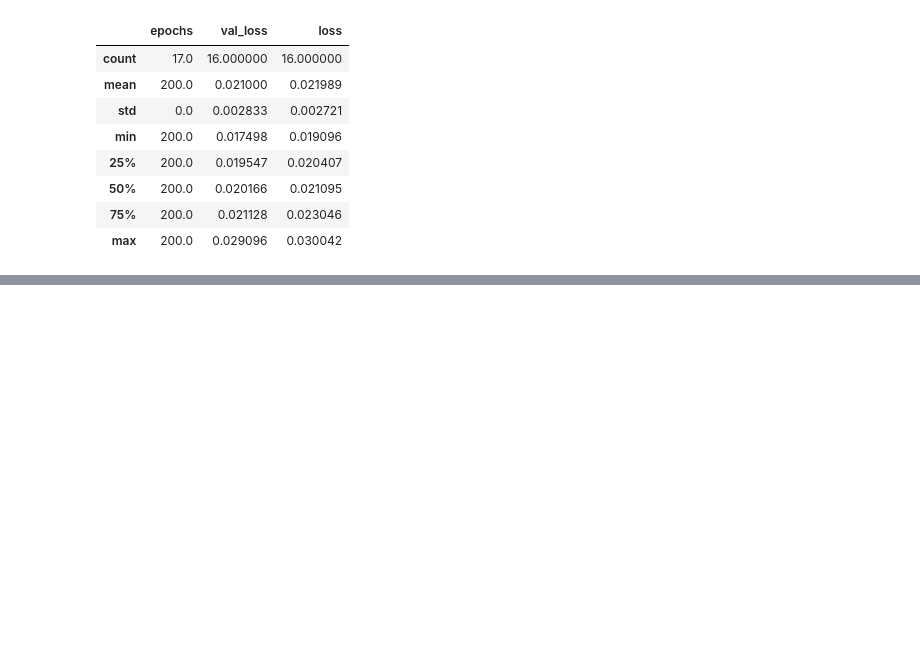
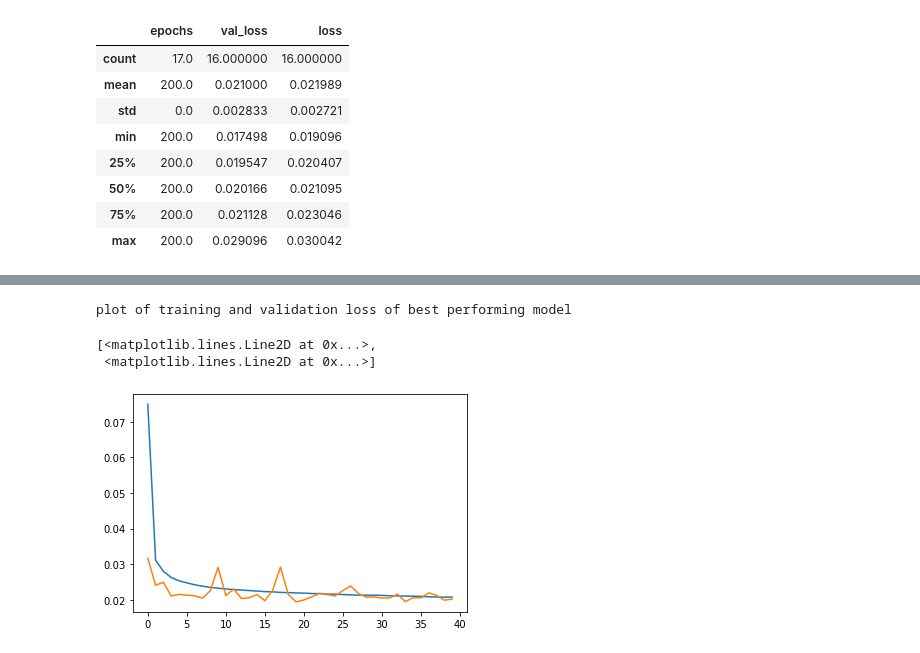
Before and after one commit to fmcnallyi3/icetop-cnn, a Jupyter notebook: Architecture_testers/Untitled.ipynb, the cells around one changed output, grey strips where cells are left out. Cells and saved outputs as stored; diff of their text form; code cells hidden in the pictures; blank space fills up the shorter version.

```diff
--- a/Architecture_testers/Untitled.ipynb
+++ b/Architecture_testers/Untitled.ipynb
@@ -63,0 +112,11 @@ data.loc[data["loss"]<0.023]
+# %%
+print("plot of training and validation loss of best performing model")
+best = pd.read_csv("trainedModels/productproductTrueplaneNone.csv")
+plt.plot(best["epoch"],best["loss"],best["val_loss"])
+#immediate overfitting, learning too quickly -> model is too complex/not flexible enough
+#look into measuring uncertainty
+# %% [output]
+plot of training and validation loss of best performing model
+[<matplotlib.lines.Line2D at 0x...>,
+ <matplotlib.lines.Line2D at 0x...>]
+[figure, added]
```
Also changed, not shown: parts of 8 cells of this notebook, 2 other files.
